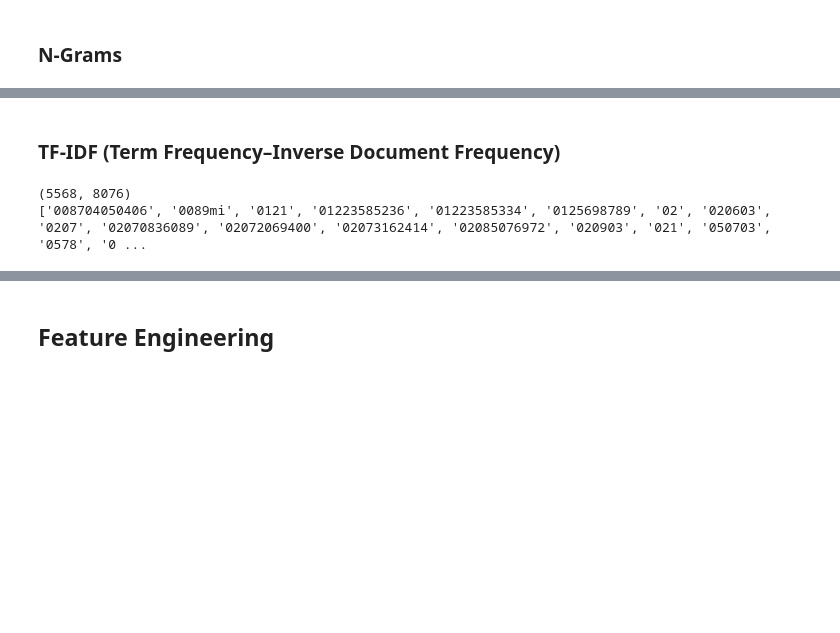
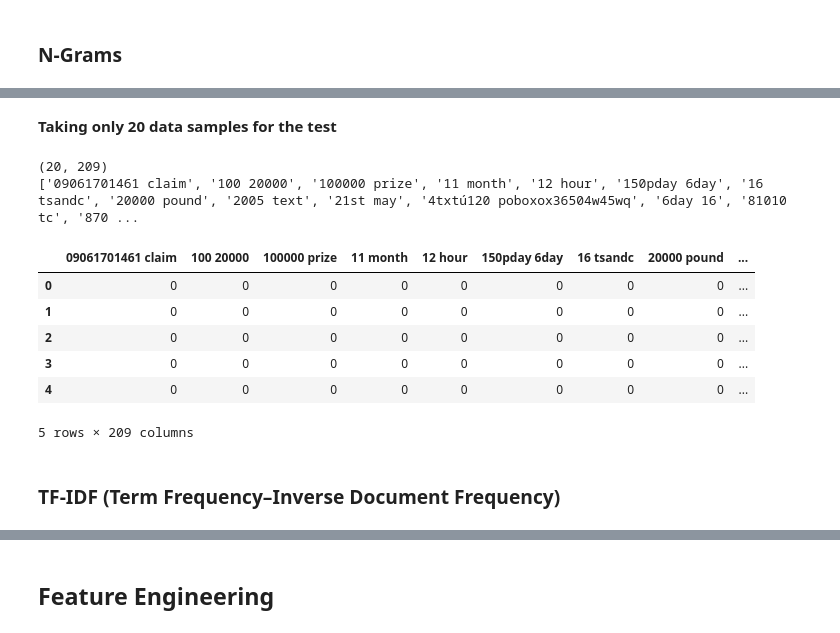
Before and after one commit to abhiyanbhattarai/NLP-Tutorial, a Jupyter notebook: NLP Learning.ipynb, the cells around one changed output, grey strips where cells are left out. Saved outputs shown, nothing was run; the diff lists cells and outputs as text; code cells hidden in the pictures; blank space fills up the shorter version.

```diff
--- a/NLP Learning.ipynb
+++ b/NLP Learning.ipynb
@@ -365,3 +318,27 @@ X_counts_df
+# %% [markdown]
+**Taking only 20 data samples for the test**
+# %%
+data_sample = data[0:20]
+
+ngram_vect_sample = CountVectorizer(ngram_range=(2,2))
+X_counts_sample = ngram_vect_sample.fit_transform(data_sample['Clean_text'])
+print(X_counts_sample.shape)
+print(ngram_vect_sample.get_feature_names()[:50]) # only showing the 50 features
+# %% [output]
+(20, 209)
+['09061701461 claim', '100 20000', '100000 prize', '11 month', '12 hour', '150pday 6day', '16 tsandc', '20000 pound', '2005 text', '21st may', '4txtú120 poboxox36504w45wq', '6day 16', '81010 tc', '870 ...
+# %%
+X_counts_df = pd.DataFrame(X_counts_sample.toarray())
+X_counts_df.columns = ngram_vect_sample.get_feature_names()
+X_counts_df.head()
+# %% [output]
+|  | 09061701461 claim | 100 20000 | 100000 prize | 11 month | 12 hour | 150pday 6day | 16 tsandc | 20000 pound | ... |
+| 0 | 0 | 0 | 0 | 0 | 0 | 0 | 0 | 0 | ... |
+| 1 | 0 | 0 | 0 | 0 | 0 | 0 | 0 | 0 | ... |
+| 2 | 0 | 0 | 0 | 0 | 0 | 0 | 0 | 0 | ... |
+| 3 | 0 | 0 | 0 | 0 | 0 | 0 | 0 | 0 | ... |
+| 4 | 0 | 0 | 0 | 0 | 0 | 0 | 0 | 0 | ... |
+5 rows × 209 columns
 # %% [markdown]
 ### TF-IDF (Term Frequency–Inverse Document Frequency)
 # %%
@@ -377,9 +345,0 @@ tfidf_count = tfidf_vect.fit_transform(text_corpus)
-# %%
-print(tfidf_count.shape)
-
-feature_names = tfidf_vect.get_feature_names()
-# printing the first 50 feature names
-print(feature_names[:50])
-# %% [output]
-(5568, 8076)
-['008704050406', '0089mi', '0121', '01223585236', '01223585334', '0125698789', '02', '020603', '0207', '02070836089', '02072069400', '02073162414', '02085076972', '020903', '021', '050703', '0578', '0 ...
```
Also changed, not shown: parts of 31 cells of this notebook.
